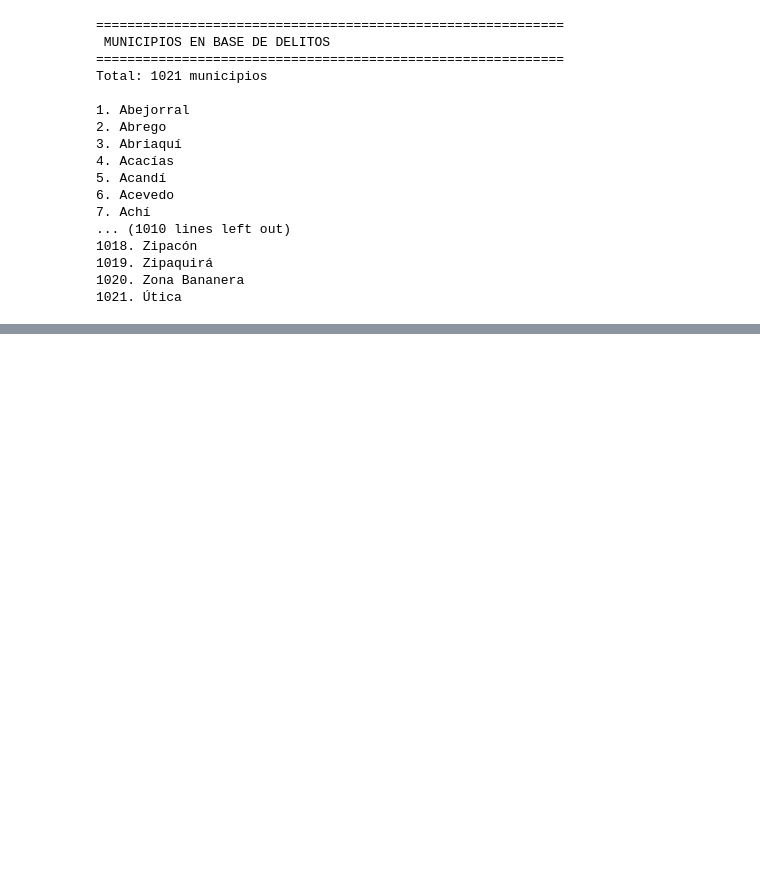
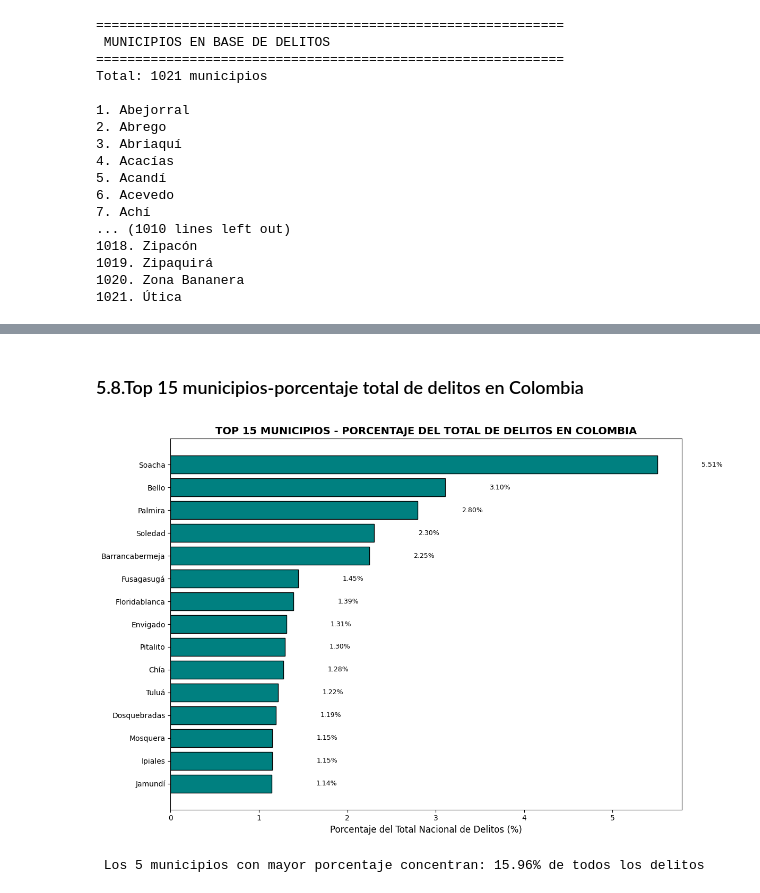
Before and after one commit to majo581/TALLERES, a Jupyter notebook: trabajo_de_econometria.ipynb, the cells around one changed output, grey strips where cells are left out. Cells and saved outputs as stored; diff of their text form; code cells hidden in the pictures; blank space fills up the shorter version.

```diff
--- a/trabajo_de_econometria.ipynb
+++ b/trabajo_de_econometria.ipynb
@@ -395,0 +450,27 @@ plt.show()
+# %% [markdown]
+###  5.8.Top 15 municipios-porcentaje total de delitos en Colombia
+# %%
+# Calcular porcentaje de cada municipio sobre el total nacional
+total_nacional = delitos_por_muni_cat['CANTIDAD'].sum()
+top15 = delitos_por_muni_cat.groupby('MUNICIPIO')['CANTIDAD'].sum().sort_values(ascending=False).head(15)
+top15_porcentaje = (top15 / total_nacional) * 100
+
+plt.figure(figsize=(12, 8))
+bars = plt.barh(range(len(top15_porcentaje)), top15_porcentaje.values, color='teal', edgecolor='black')
+plt.yticks(range(len(top15_porcentaje)), top15_porcentaje.index)
+plt.xlabel('Porcentaje del Total Nacional de Delitos (%)', fontsize=12)
+plt.title('TOP 15 MUNICIPIOS - PORCENTAJE DEL TOTAL DE DELITOS EN COLOMBIA', fontsize=14, fontweight='bold')
+plt.gca().invert_yaxis()
+
+# Agregar valores
+for i, (bar, val) in enumerate(zip(bars, top15_porcentaje.values)):
+    plt.text(val + 0.5, bar.get_y() + bar.get_height()/2, f'{val:.2f}%',
+             va='center', fontsize=9)
+
+plt.tight_layout()
+plt.show()
+
+print(f"\n Los 5 municipios con mayor porcentaje concentran: {top15_porcentaje.head(5).sum():.2f}% de todos los delitos")
+# %% [output]
+[figure, added]
+ Los 5 municipios con mayor porcentaje concentran: 15.96% de todos los delitos
```
Also changed, not shown: parts of 58 cells of this notebook.
